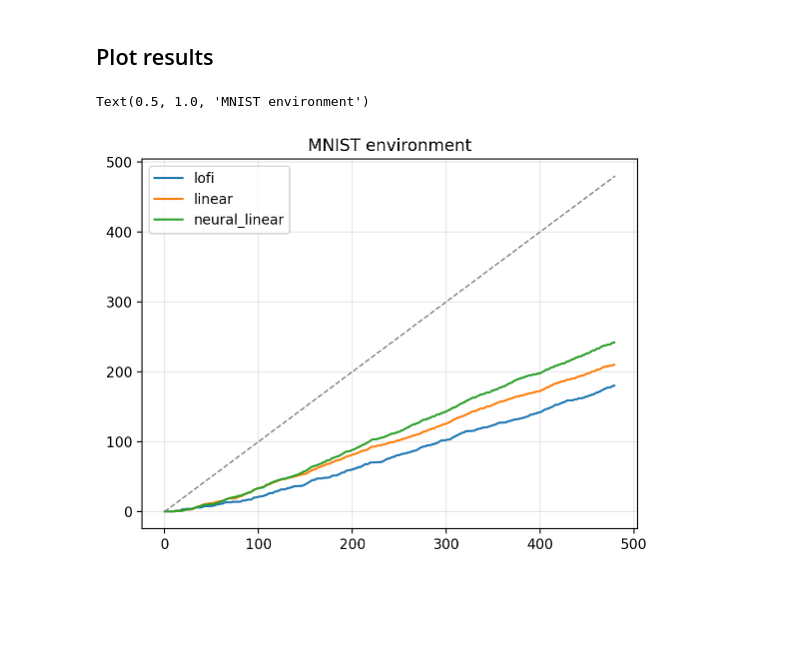
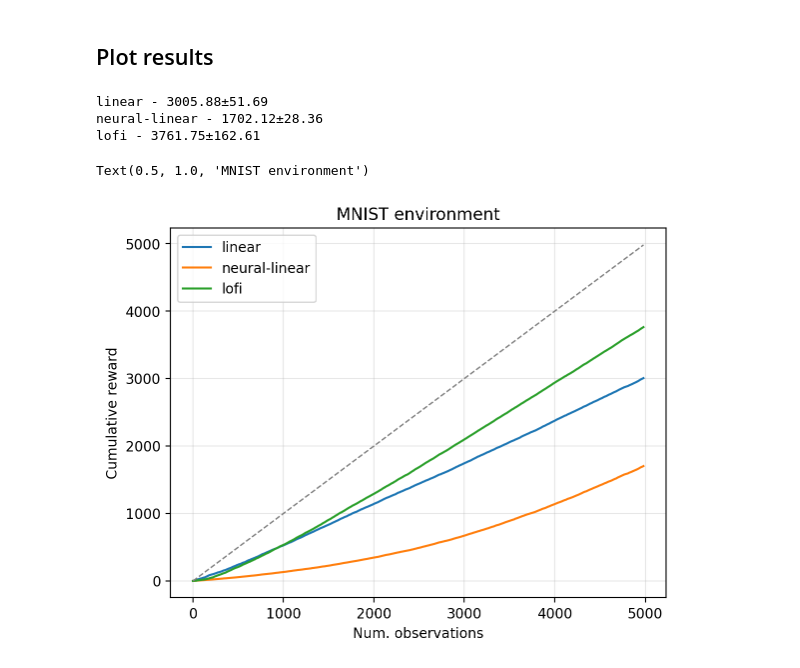
Before and after one commit to probml/bandits, a Jupyter notebook: demos/bandit-arena2.ipynb, the cells around one changed output. Drawn from its saved outputs; the diff is of its cells as text; code cells hidden in the pictures; blank space fills up the shorter version.

Commit message:
feat: bandit-arena2
Update results with MNIST 5000

```diff
--- a/demos/bandit-arena2.ipynb
+++ b/demos/bandit-arena2.ipynb
@@ -168,0 +240,16 @@ optimisers[name_agent] = optimiser
+# %%
+%%time
+res = experiment.warmup_and_run(
+    optimiser.max["params"],
+    experiment.transform_hparams_lofi_fixed,
+    LowRankFilterBandit,
+    env_test,
+    key_eval,
+    npulls,
+    n_trials=8,
+    **extra_params,
+)
+
+res = jax.tree_map(np.array, res)
+results[name_agent] = res
+optimisers[name_agent] = optimiser
@@ -222,12 +309,13 @@ optimiser.maximize(init_points=10, n_iter=15)
 # %%
+%%time
 res = experiment.warmup_and_run(
     optimiser.max["params"],
     experiment.transform_hparams_linear,
     LinearBandit,
-    env,
+    env_test,
     key_eval,
     npulls,
-    n_trials=10,
+    n_trials=8,
 )
 
 results[name_agent] = res
@@ -235,12 +326,13 @@ optimisers[name_agent] = optimiser
 # %% [markdown]
 ## Neural linear
 # %%
-name_agent = "neural_linear"
+name_agent = "neural-linear"
 extra_params = {
     "model": model,
 
 }
 
+@jax.jit
 def bbf(**heval):
     res = experiment.warmup_and_run(
         heval,
@@ -290,12 +382,13 @@ Wall time: 2min 44s
 # %%
+%%time
 res = experiment.warmup_and_run(
     optimiser.max["params"],
     experiment.transform_hparams_neural_linear,
     NeuralLinearBandit,
-    env,
+    env_test,
     key_eval,
     npulls,
-    n_trials=10,
+    n_trials=8,
     **extra_params
 )
 
@@ -306,16 +402,23 @@ optimisers[name_agent] = optimiser
 # %%
 for name, res in results.items():
     rewards = res["hist_train"]["rewards"]
     mean_reward = rewards.sum(axis=1).mean()
+    std_reward = rewards.sum(axis=1).std()
 
     rewards = pd.DataFrame(rewards).T.cumsum(axis=0)
+    print(f"{name} - {mean_reward:0.2f}±{std_reward:0.2f}")
 
     nsteps = len(rewards)
     rewards.mean(axis=1).plot(label=name)
 plt.plot([0, nsteps], [0, nsteps], c="tab:gray", linewidth=1, linestyle="--")
 plt.legend()
 plt.grid(alpha=0.3)
+plt.ylabel("Cumulative reward")
+plt.xlabel("Num. observations")
 plt.title("MNIST environment")
 # %% [output]
-Text(0.5, 1.0, 'MNIST environment')
+linear - 3005.88±51.69
+neural-linear - 1702.12±28.36
+lofi - 3761.75±162.61
+Text(0.5, 1.0, 'MNIST environment')
-[figure, old version]
+[figure, new version]
```
Also changed, not shown: parts of 18 cells of this notebook.
